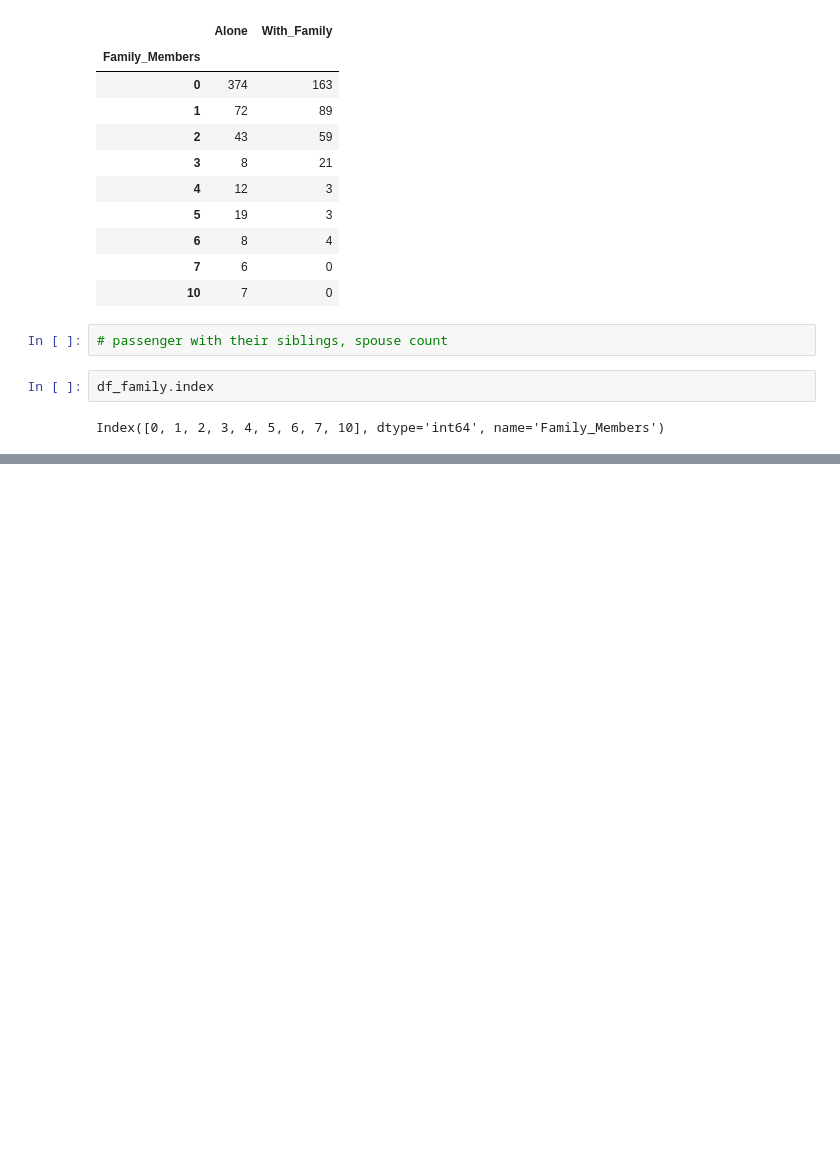
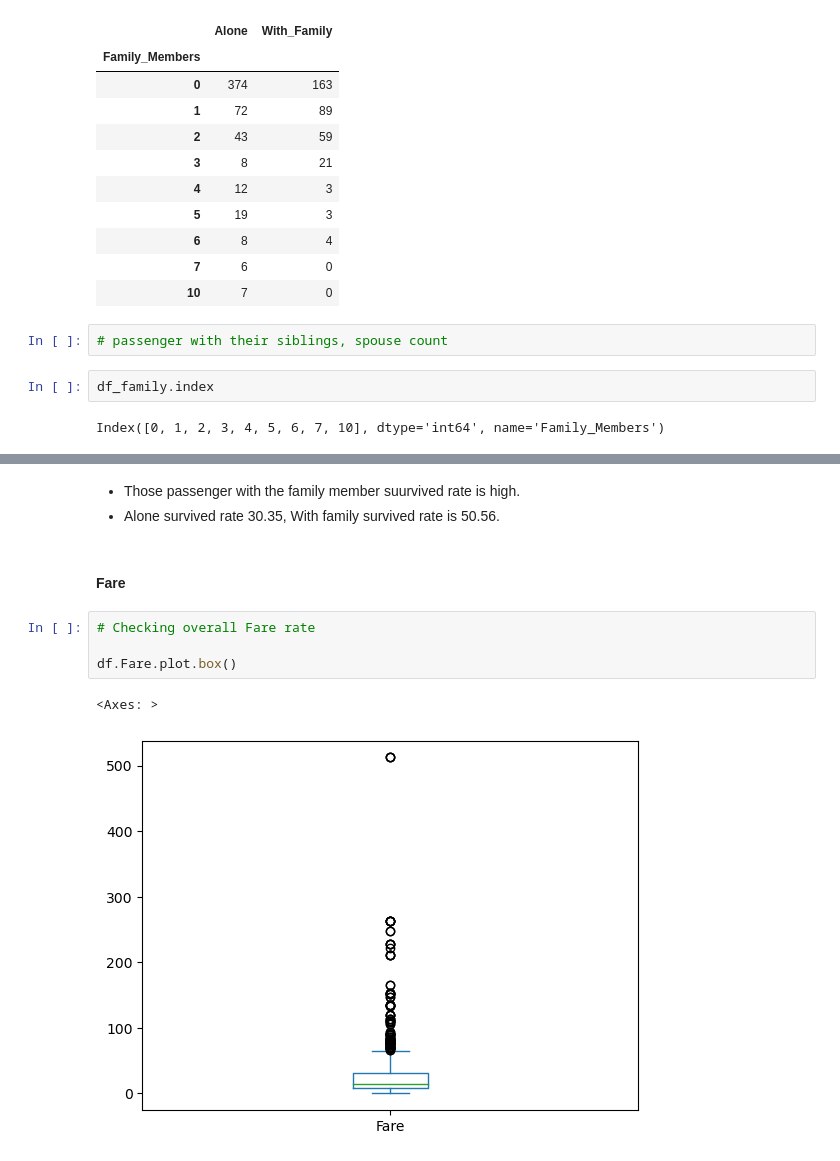
Before and after one commit to sagarbarge/Titanic-EDA-Modeling, a Jupyter notebook: Titanic_Competition_Sagar.ipynb, the cells around one changed output, grey strips where cells are left out. Cells and saved outputs as stored; diff of their text form; blank space fills up the shorter version.

```diff
--- a/Titanic_Competition_Sagar.ipynb
+++ b/Titanic_Competition_Sagar.ipynb
@@ -487,0 +495,12 @@ Index(['PassengerId', 'Survived', 'Pclass', 'Name', 'Sex', 'Age', 'SibSp',
+# %% [markdown]
+- Those passenger with the family member suurvived rate is high.
+- Alone survived rate 30.35, With family survived rate is 50.56.
+# %% [markdown]
+#### Fare
+# %%
+# Checking overall Fare rate
+
+df.Fare.plot.box()
+# %% [output]
+<Axes: >
+[figure, added]
```
Also changed, not shown: parts of 16 cells of this notebook.
